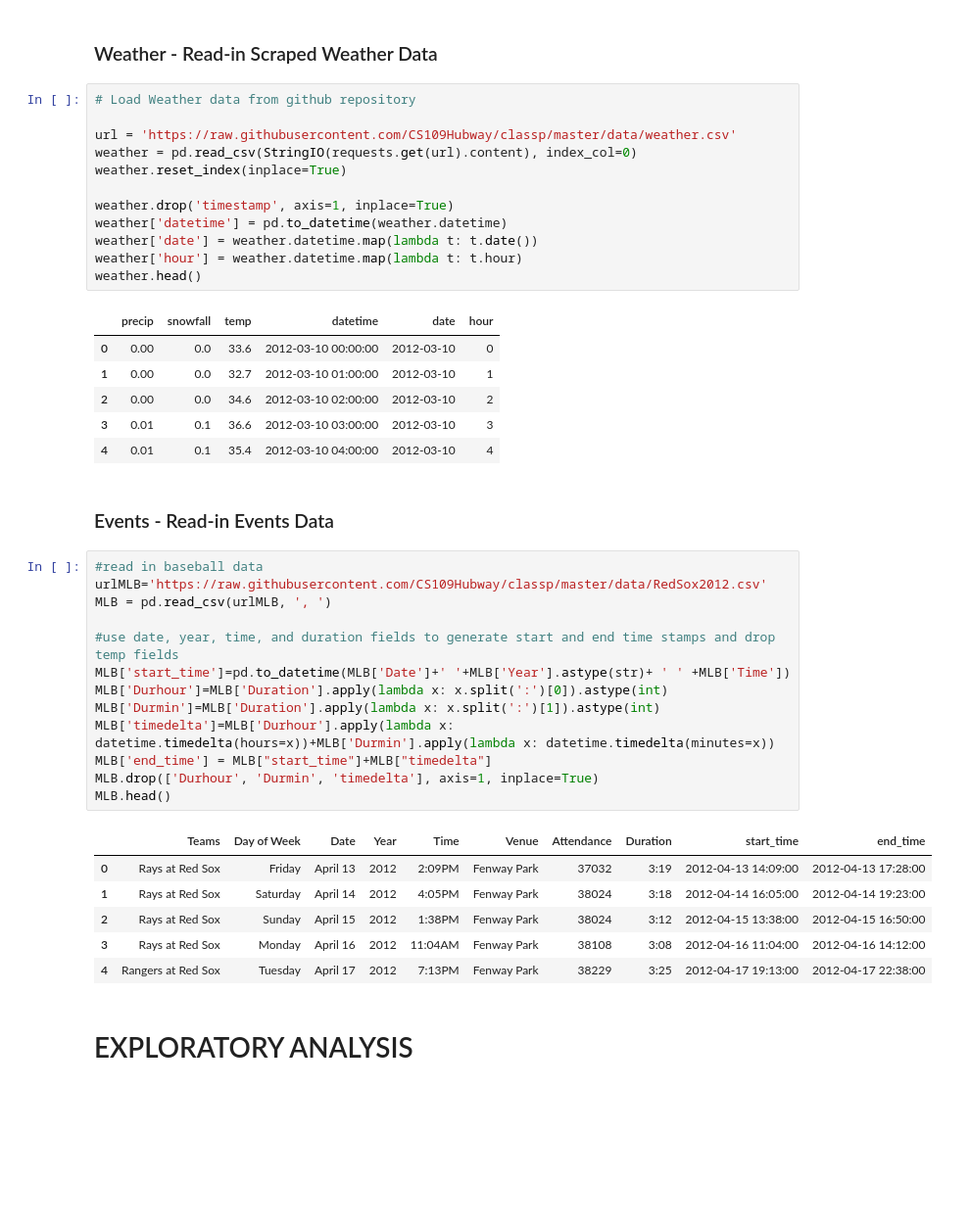
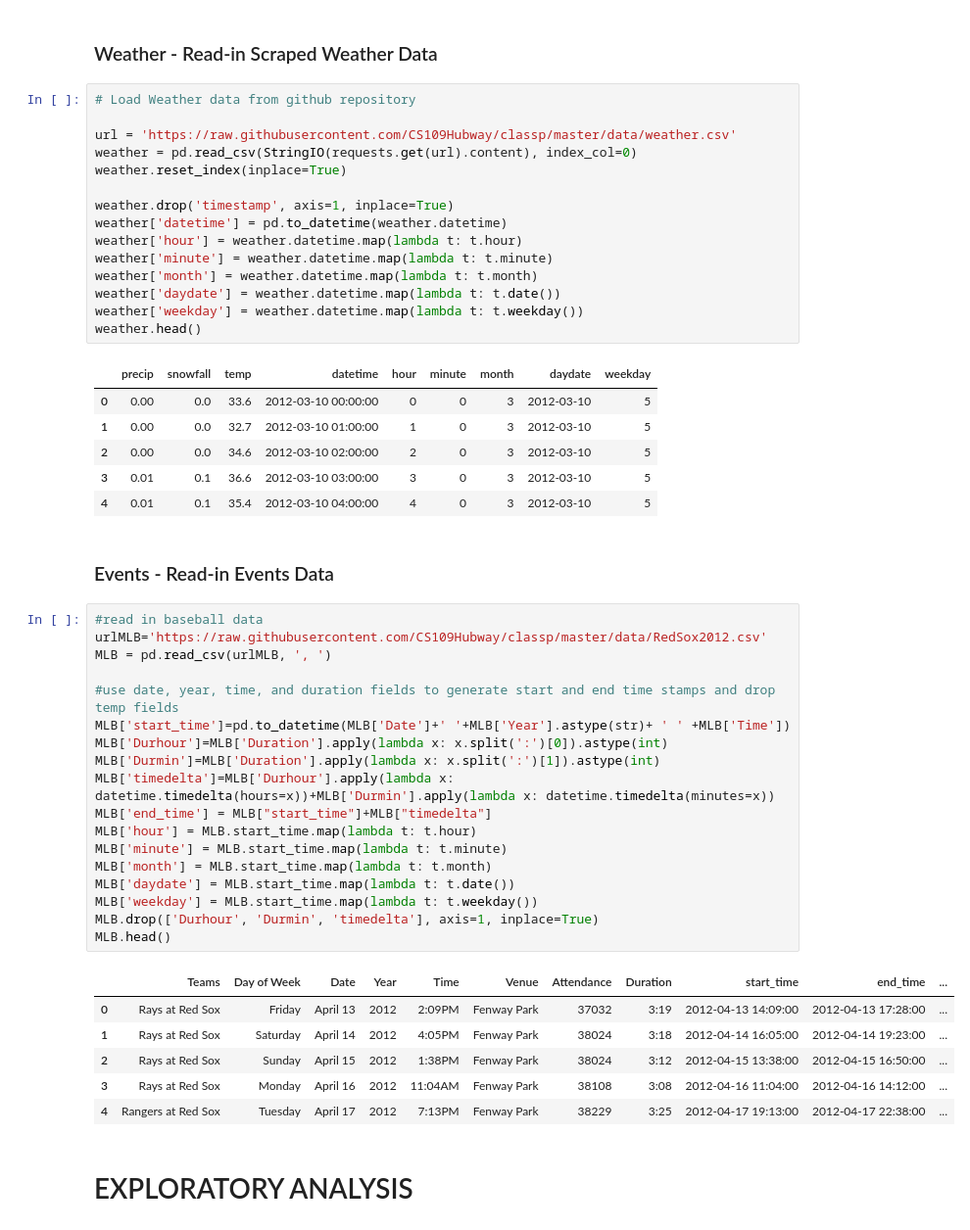
Before and after one commit to CS109Hubway/classp, a Jupyter notebook: Test_Hubway.ipynb, the cells around one changed output. Shown at 98% size. Cells and saved outputs as stored; diff of their text form; blank space fills up the shorter version.

```diff
--- a/Test_Hubway.ipynb
+++ b/Test_Hubway.ipynb
@@ -114,38 +136,46 @@ weather.reset_index(inplace=True)
 
 weather.drop('timestamp', axis=1, inplace=True)
 weather['datetime'] = pd.to_datetime(weather.datetime)
-weather['date'] = weather.datetime.map(lambda t: t.date())
 weather['hour'] = weather.datetime.map(lambda t: t.hour)
+weather['minute'] = weather.datetime.map(lambda t: t.minute)
+weather['month'] = weather.datetime.map(lambda t: t.month)
+weather['daydate'] = weather.datetime.map(lambda t: t.date())
+weather['weekday'] = weather.datetime.map(lambda t: t.weekday())
 weather.head()
 # %% [output]
-|  | precip | snowfall | temp | datetime | date | hour |
-| 0 | 0.00 | 0.0 | 33.6 | 2012-03-10 00:00:00 | 2012-03-10 | 0 |
-| 1 | 0.00 | 0.0 | 32.7 | 2012-03-10 01:00:00 | 2012-03-10 | 1 |
-| 2 | 0.00 | 0.0 | 34.6 | 2012-03-10 02:00:00 | 2012-03-10 | 2 |
-| 3 | 0.01 | 0.1 | 36.6 | 2012-03-10 03:00:00 | 2012-03-10 | 3 |
-| 4 | 0.01 | 0.1 | 35.4 | 2012-03-10 04:00:00 | 2012-03-10 | 4 |
+|  | precip | snowfall | temp | datetime | hour | minute | month | daydate | weekday |
+| 0 | 0.00 | 0.0 | 33.6 | 2012-03-10 00:00:00 | 0 | 0 | 3 | 2012-03-10 | 5 |
+| 1 | 0.00 | 0.0 | 32.7 | 2012-03-10 01:00:00 | 1 | 0 | 3 | 2012-03-10 | 5 |
+| 2 | 0.00 | 0.0 | 34.6 | 2012-03-10 02:00:00 | 2 | 0 | 3 | 2012-03-10 | 5 |
+| 3 | 0.01 | 0.1 | 36.6 | 2012-03-10 03:00:00 | 3 | 0 | 3 | 2012-03-10 | 5 |
+| 4 | 0.01 | 0.1 | 35.4 | 2012-03-10 04:00:00 | 4 | 0 | 3 | 2012-03-10 | 5 |
 # %% [markdown]
 ### Events - Read-in Events Data
 # %%
 #read in baseball data
 urlMLB='https://raw.githubusercontent.com/CS109Hubway/classp/master/data/RedSox2012.csv'
 MLB = pd.read_csv(urlMLB, ', ')
 
 #use date, year, time, and duration fields to generate start and end time stamps and drop temp fields
 MLB['start_time']=pd.to_datetime(MLB['Date']+' '+MLB['Year'].astype(str)+ ' ' +MLB['Time'])
 MLB['Durhour']=MLB['Duration'].apply(lambda x: x.split(':')[0]).astype(int)
 MLB['Durmin']=MLB['Duration'].apply(lambda x: x.split(':')[1]).astype(int)
 MLB['timedelta']=MLB['Durhour'].apply(lambda x: datetime.timedelta(hours=x))+MLB['Durmin'].apply(lambda x: datetime.timedelta(minutes=x))
 MLB['end_time'] = MLB["start_time"]+MLB["timedelta"]
+MLB['hour'] = MLB.start_time.map(lambda t: t.hour)
+MLB['minute'] = MLB.start_time.map(lambda t: t.minute)
+MLB['month'] = MLB.start_time.map(lambda t: t.month)
+MLB['daydate'] = MLB.start_time.map(lambda t: t.date())
+MLB['weekday'] = MLB.start_time.map(lambda t: t.weekday())
 MLB.drop(['Durhour', 'Durmin', 'timedelta'], axis=1, inplace=True)
 MLB.head()
 # %% [output]
-|  | Teams | Day of Week | Date | Year | Time | Venue | Attendance | Duration | start_time | end_time |
-| 0 | Rays at Red Sox | Friday | April 13 | 2012 | 2:09PM | Fenway Park | 37032 | 3:19 | 2012-04-13 14:09:00 | 2012-04-13 17:28:00 |
-| 1 | Rays at Red Sox | Saturday | April 14 | 2012 | 4:05PM | Fenway Park | 38024 | 3:18 | 2012-04-14 16:05:00 | 2012-04-14 19:23:00 |
-| 2 | Rays at Red Sox | Sunday | April 15 | 2012 | 1:38PM | Fenway Park | 38024 | 3:12 | 2012-04-15 13:38:00 | 2012-04-15 16:50:00 |
-| 3 | Rays at Red Sox | Monday | April 16 | 2012 | 11:04AM | Fenway Park | 38108 | 3:08 | 2012-04-16 11:04:00 | 2012-04-16 14:12:00 |
-| 4 | Rangers at Red Sox | Tuesday | April 17 | 2012 | 7:13PM | Fenway Park | 38229 | 3:25 | 2012-04-17 19:13:00 | 2012-04-17 22:38:00 |
+|  | Teams | Day of Week | Date | Year | Time | Venue | Attendance | Duration | start_time | end_time | ... |
+| 0 | Rays at Red Sox | Friday | April 13 | 2012 | 2:09PM | Fenway Park | 37032 | 3:19 | 2012-04-13 14:09:00 | 2012-04-13 17:28:00 | ... |
+| 1 | Rays at Red Sox | Saturday | April 14 | 2012 | 4:05PM | Fenway Park | 38024 | 3:18 | 2012-04-14 16:05:00 | 2012-04-14 19:23:00 | ... |
+| 2 | Rays at Red Sox | Sunday | April 15 | 2012 | 1:38PM | Fenway Park | 38024 | 3:12 | 2012-04-15 13:38:00 | 2012-04-15 16:50:00 | ... |
+| 3 | Rays at Red Sox | Monday | April 16 | 2012 | 11:04AM | Fenway Park | 38108 | 3:08 | 2012-04-16 11:04:00 | 2012-04-16 14:12:00 | ... |
+| 4 | Rangers at Red Sox | Tuesday | April 17 | 2012 | 7:13PM | Fenway Park | 38229 | 3:25 | 2012-04-17 19:13:00 | 2012-04-17 22:38:00 | ... |
 # %% [markdown]
 # EXPLORATORY ANALYSIS
 # %% [markdown]
```
Also changed, not shown: parts of 6 cells of this notebook.
